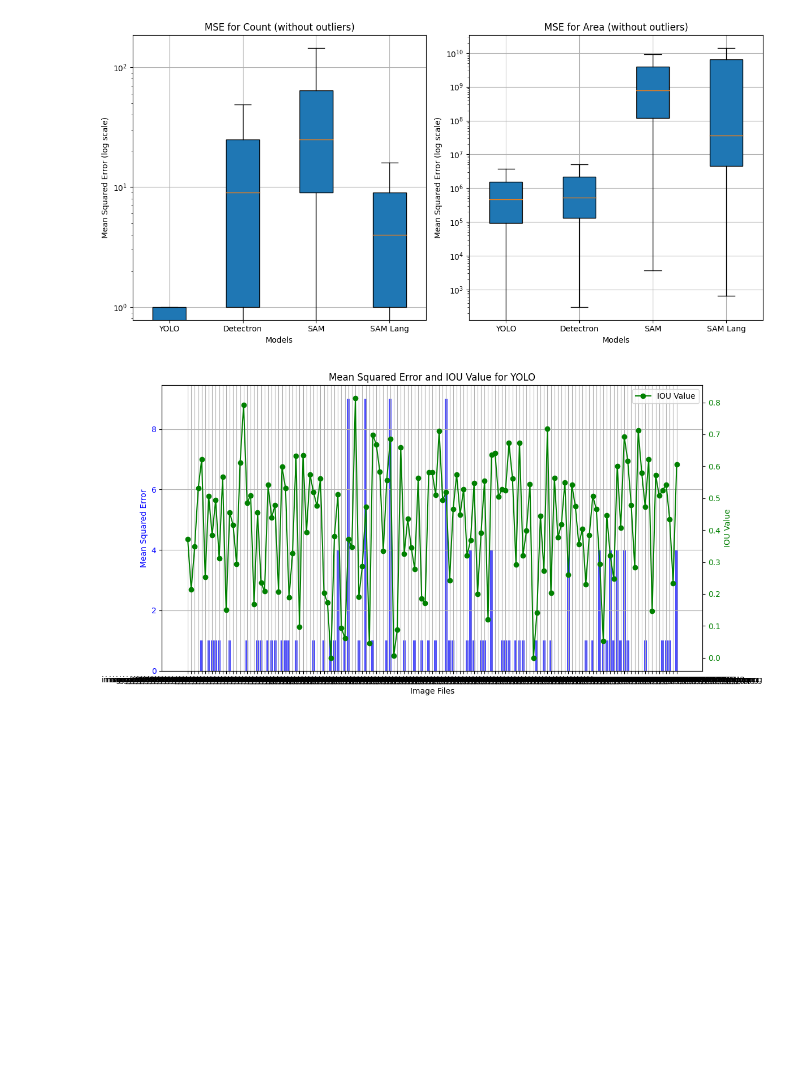
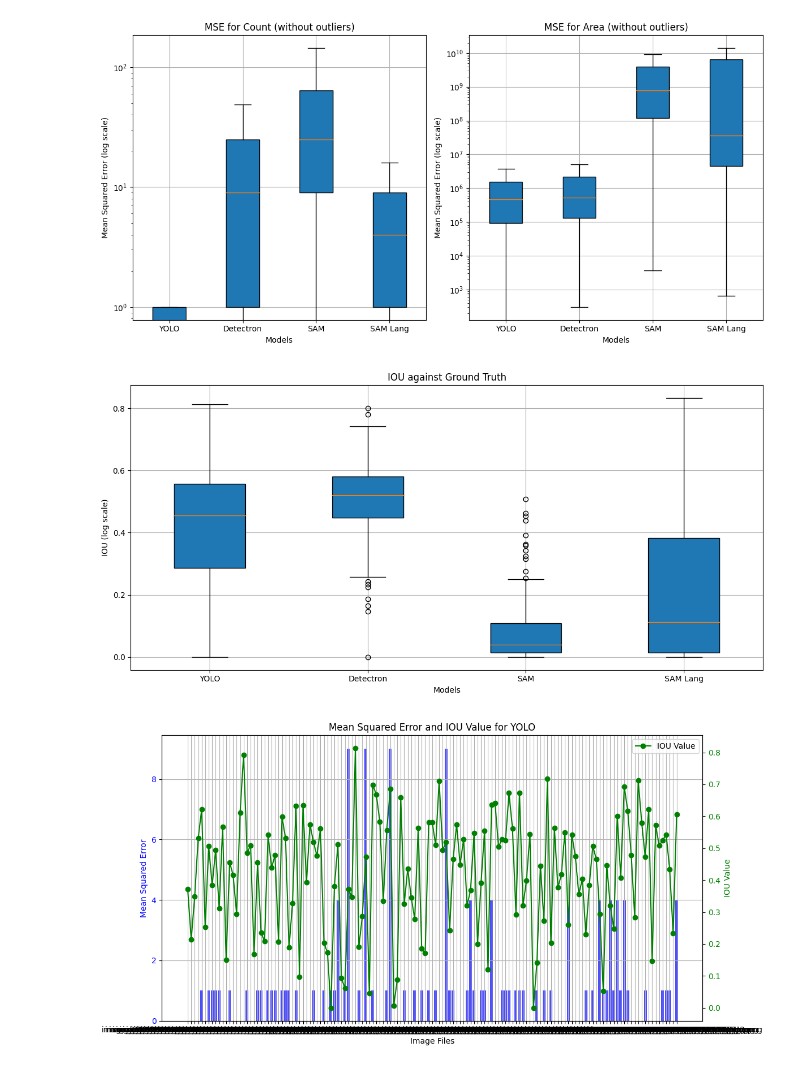
Before and after one commit to DeiricSean/FibreAnalysis, a Jupyter notebook: Step4_Evaluation/evaluateResults.ipynb, the cells around one changed output. Saved outputs shown, nothing was run; the diff lists cells and outputs as text; code cells hidden in the pictures; blank space fills up the shorter version.

```diff
--- a/Step1_DataCreation/Step4_Evaluate/evaluateResults.ipynb
+++ b/Step4_Evaluation/evaluateResults.ipynb
@@ -308,6 +316,24 @@ plt.tight_layout()
 plt.show()
 # %% [output]
 [figure]
+# %%
+# Step 3: Plot the summaries for each model as box plots for count and area with log scale on y-axis
+fig, (ax_iou2) = plt.subplots(1, 1, figsize=(12, 6))
+
+
+# Box plot for count MSE on log scale
+ax_iou2.boxplot([mse_iou_lists[model] for model in models], labels=models, patch_artist=True)
+ax_iou2.set_xlabel('Models')
+ax_iou2.set_ylabel('IOU (log scale)')
+ax_iou2.set_title('IOU against Ground Truth')
+ax_iou2.grid(True)
+#ax_iou2.set_yscale('log')  # Set y-axis to log scale
+
+
+plt.tight_layout()
+plt.show()
+# %% [output]
+[figure, added]
 # %%
 # import csv
 # import matplotlib.pyplot as plt
```
Also changed, not shown: parts of 4 cells of this notebook, 16 other files.
